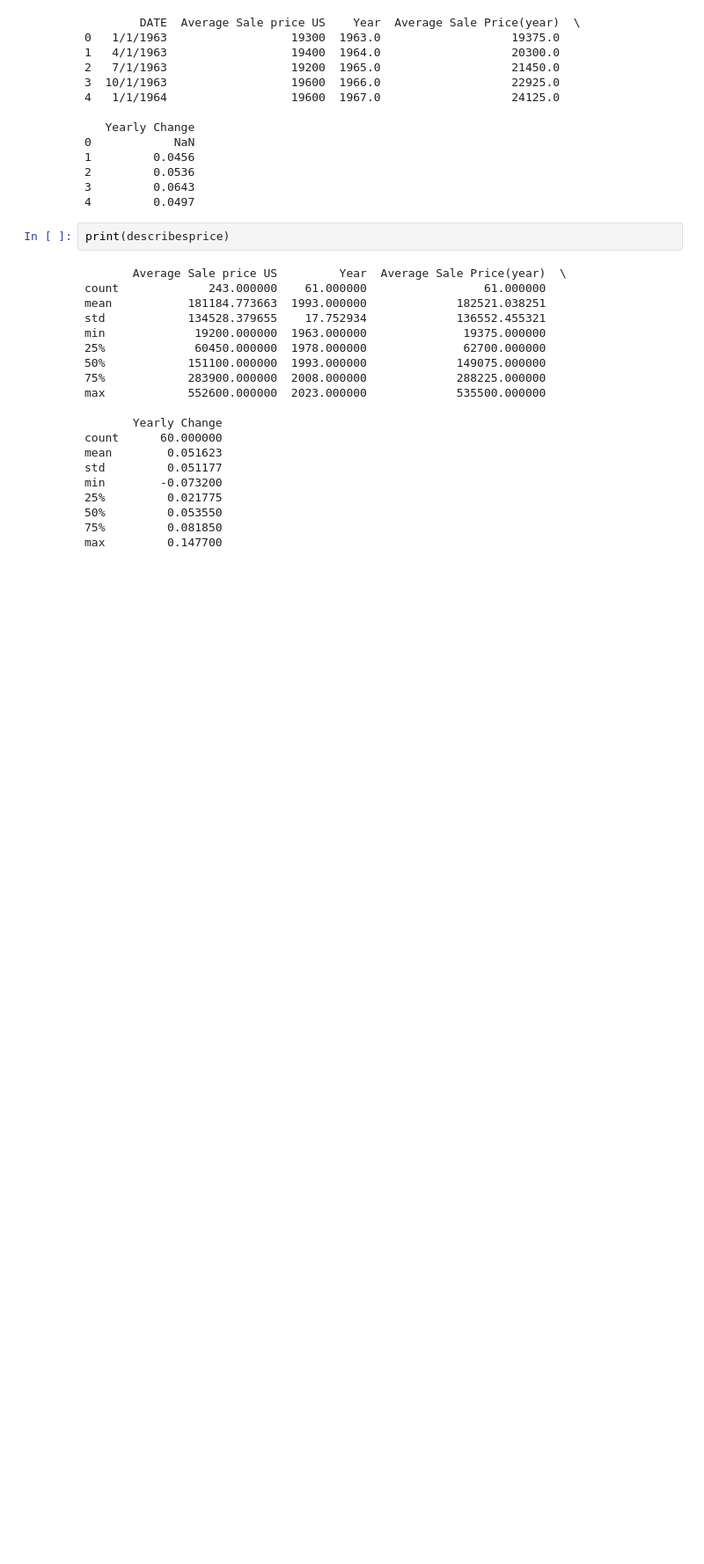
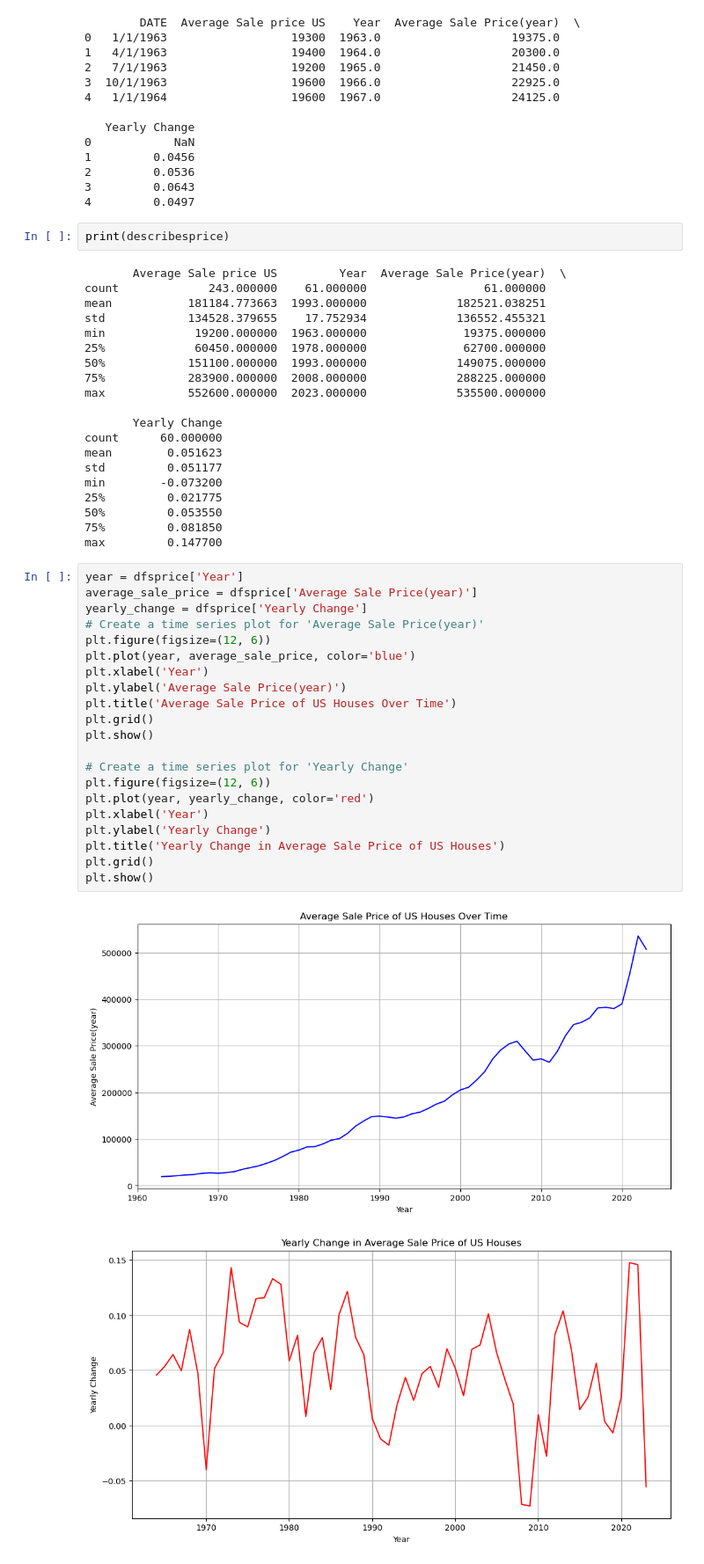
Before and after one commit to Mpabbinante/Capstone-Final-Project, a Jupyter notebook: DataAnalysis_YearlyIncome.ipynb, the cells around one changed output. Shown: that part at 88% size. Drawn from its saved outputs; the diff is of its cells as text; blank space fills up the shorter version.

```diff
--- a/DataAnalysis.ipynb
+++ b/DataAnalysis_YearlyIncome.ipynb
@@ -151,3 +178,27 @@ min        -0.073200
 50%         0.053550
 75%         0.081850
 max         0.147700
+# %%
+year = dfsprice['Year']
+average_sale_price = dfsprice['Average Sale Price(year)']
+yearly_change = dfsprice['Yearly Change']
+# Create a time series plot for 'Average Sale Price(year)'
+plt.figure(figsize=(12, 6))
+plt.plot(year, average_sale_price, color='blue')
+plt.xlabel('Year')
+plt.ylabel('Average Sale Price(year)')
+plt.title('Average Sale Price of US Houses Over Time')
+plt.grid()
+plt.show()
+
+# Create a time series plot for 'Yearly Change'
+plt.figure(figsize=(12, 6))
+plt.plot(year, yearly_change, color='red')
+plt.xlabel('Year')
+plt.ylabel('Yearly Change')
+plt.title('Yearly Change in Average Sale Price of US Houses')
+plt.grid()
+plt.show()
+# %% [output]
+[figure, added]
+[figure, added]
```
Also changed, not shown: parts of 2 cells of this notebook, 2 other files.
